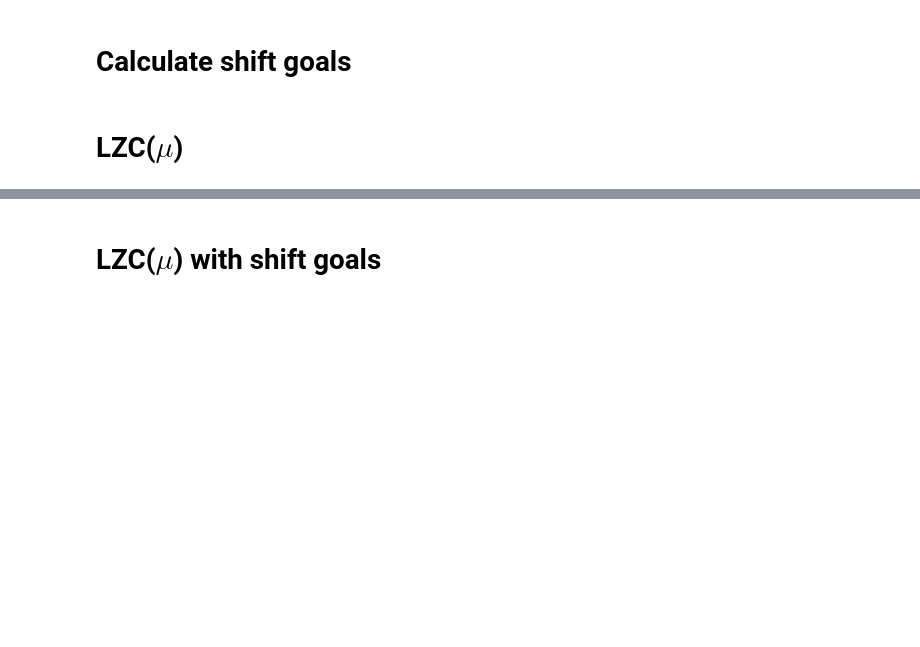
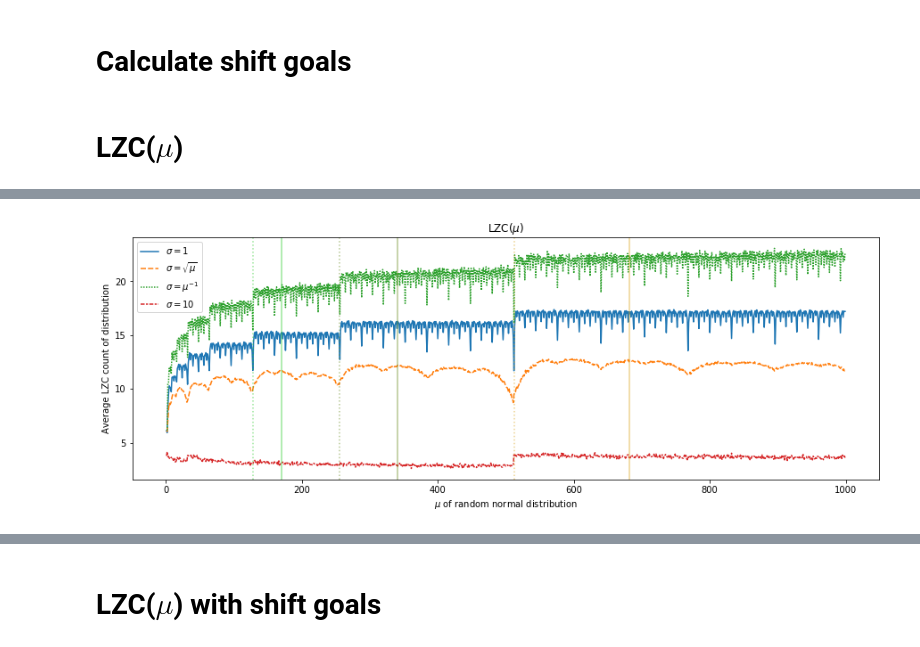
Before and after one commit to ucyo/pzip-cli, a Jupyter notebook: low-hanging-fruits/gauss_verteilung.ipynb, the cells around one changed output, grey strips where cells are left out. Saved outputs shown, nothing was run; the diff lists cells and outputs as text; code cells hidden in the pictures; blank space fills up the shorter version.

```diff
--- a/low-hanging-fruits/gauss_verteilung.ipynb
+++ b/low-hanging-fruits/gauss_verteilung.ipynb
@@ -139,34 +141,44 @@ sigma1 = [1] * mu.size
 sigma2 = np.sqrt(mu)
 sigma3 = 1./mu
 sigma4 = [10] * mu
 
 result1_x_is_mu = [mean_lzc(m,o) for m,o in zip(mu,sigma1)]
 result2_x_is_mu = [mean_lzc(m,o) for m,o in zip(mu,sigma2)]
 result3_x_is_mu = [mean_lzc(m,o) for m,o in zip(mu,sigma3)]
 result4_x_is_mu = [mean_lzc(m,o) for m,o in zip(mu,sigma4)]
 
 factors = [1.75,1.625,1.5,1.25,1.125,1]
 fcolors = ['crimson','magenta','skyblue','limegreen','olivedrab', 'goldenrod']
 
 # LZC(mu)
 _, ax = plt.subplots(figsize=(15,5))
 sns.lineplot(data=pd.DataFrame({'$\sigma = 1$':result1_x_is_mu, '$\sigma = \sqrt{\mu}$':result2_x_is_mu,
                                 '$\sigma = \mu^{-1}$':result3_x_is_mu, '$\sigma = 10$':result4_x_is_mu})[1:])
 # for x in range(4,10):
 #     flip = get_shifted_goal(2**x, method='c', mode='flip')
 #     mflip = get_shifted_goal(2**x, method='c', mode='mflip')
 #     cflip = get_shifted_goal(2**x, method='c', mode='cflip')
 #     _ = plt.axvline(2**x, alpha=.5, color=fcolors[x-4], ls=":")
 #     _ = plt.axvline(flip, alpha=.5, color=fcolors[x-4], ls="-")
 #     _ = plt.axvline(mflip, alpha=.5, color=fcolors[x-4], ls="-")
 #     _ = plt.axvline(cflip, alpha=.5, color=fcolors[x-4], ls="-")
-
+for x in range(7,10):
+    flip = get_shifted_goal(2**x, method='c', mode='flip')
+    mflip = get_shifted_goal(2**x, method='c', mode='mflip')
+    cflip = get_shifted_goal(2**x, method='c', mode='cflip')
+    _ = plt.axvline(2**x, alpha=.5, color=fcolors[x-4], ls=":")
+    _ = plt.axvline(flip, alpha=.5, color=fcolors[x-4], ls="-")
+#     _ = plt.axvline(mflip, alpha=.5, color=fcolors[x-4], ls="-")
+#     _ = plt.axvline(cflip, alpha=.5, color=fcolors[x-4], ls="-")
 plt.legend()
 plt.title("LZC($\mu$)")
 ax.set_xlabel("$\mu$ of random normal distribution")
 ax.set_ylabel("Average LZC count of distribution")
 # plt.savefig('lzc_mu_set2.svg')
+plt.savefig('/home/ucyo/Developments/encoding-paper/pics/gaussian-straight.pdf')
 plt.show()
+# %% [output]
+[figure, added]
 # %%
 # LZC(mu)
 _, ax = plt.subplots(figsize=(15,5))
```
Also changed, not shown: parts of 16 cells of this notebook, 6 other files.
